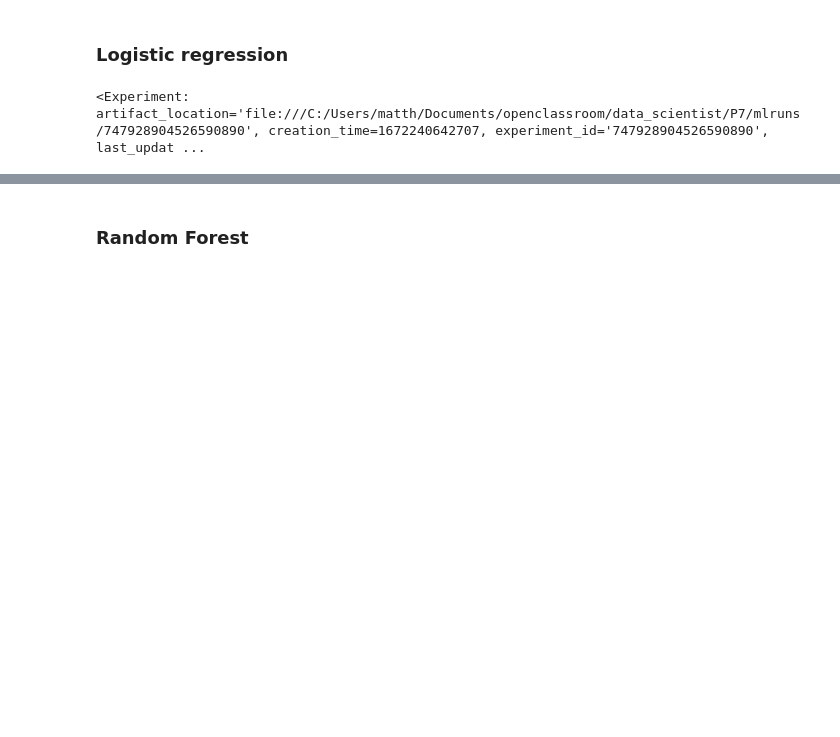
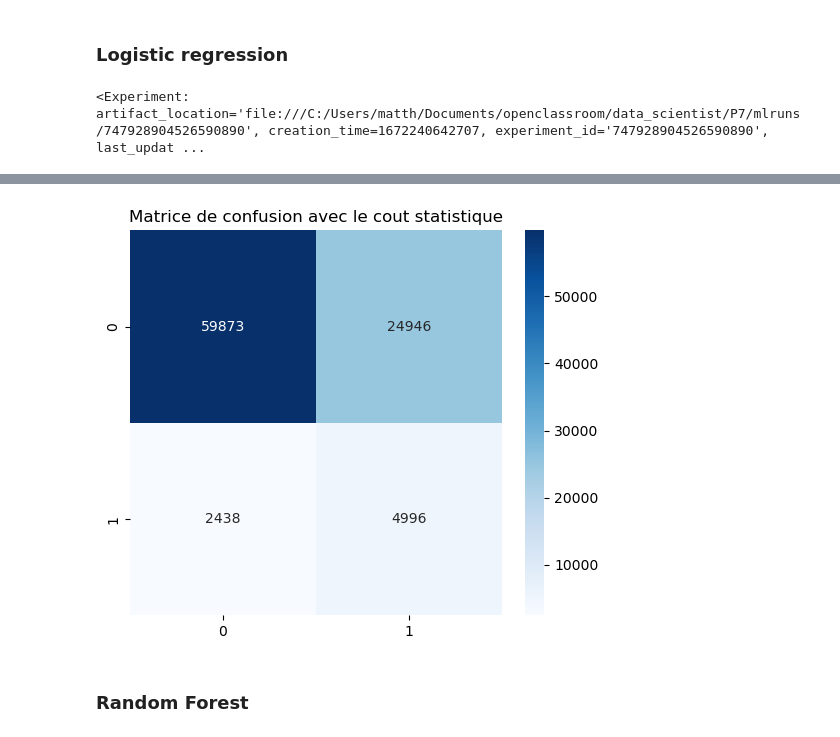
Before and after one commit to matthieu0guim/datascientist_P7, a Jupyter notebook: opti_hyperparametre_et_entrainement_modeles-Copy1.ipynb, the cells around one changed output, grey strips where cells are left out. Drawn from its saved outputs; the diff is of its cells as text; code cells hidden in the pictures; blank space fills up the shorter version.

Commit message:
modifications des notebook pour mettre un titre sur les matrices de confusions

```diff
--- a/opti_hyperparametre_et_entrainement_modeles-Copy1.ipynb
+++ b/opti_hyperparametre_et_entrainement_modeles-Copy1.ipynb
@@ -114,7 +114,8 @@ with mlflow.start_run(run_name="Logistic regression"):
     # calcul de la matrice de confusion
     cm = confusion_matrix(y_test, y_pred)
     plt.figure(figsize=(6,5))
-    sns.heatmap(cm, annot=True, cmap="Blues", fmt='d')
+    cm = sns.heatmap(cm, annot=True, cmap="Blues", fmt='d')
+    plt.title("Matrice de confusion avec le cout statistique")
     plt.savefig("confusion_matrix_hors_metier.png")
 
     mlflow.log_artifact(local_path="confusion_matrix_hors_metier.png")
@@ -138,7 +139,8 @@ Increase the number of iterations (max_iter) or scale the data as shown in:
     https://scikit-learn.org/stable/modules/preprocessing.html
 Please also refer to the documentation for alternative solver options:
     https://scikit-learn.org/stable/modules/linear_model.html#logistic-regression
   n_iter_i = _check_optimize_result(
+[figure, added]
 # %% [markdown]
 ### Random Forest
 # %%
```
Also changed, not shown: parts of 1 cell of this notebook.
